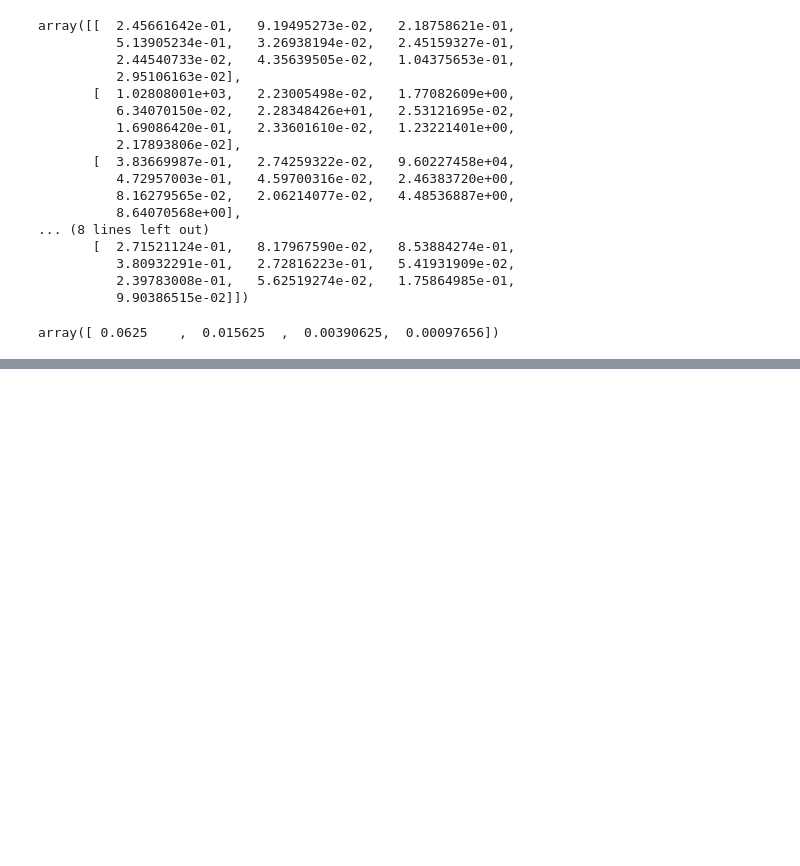
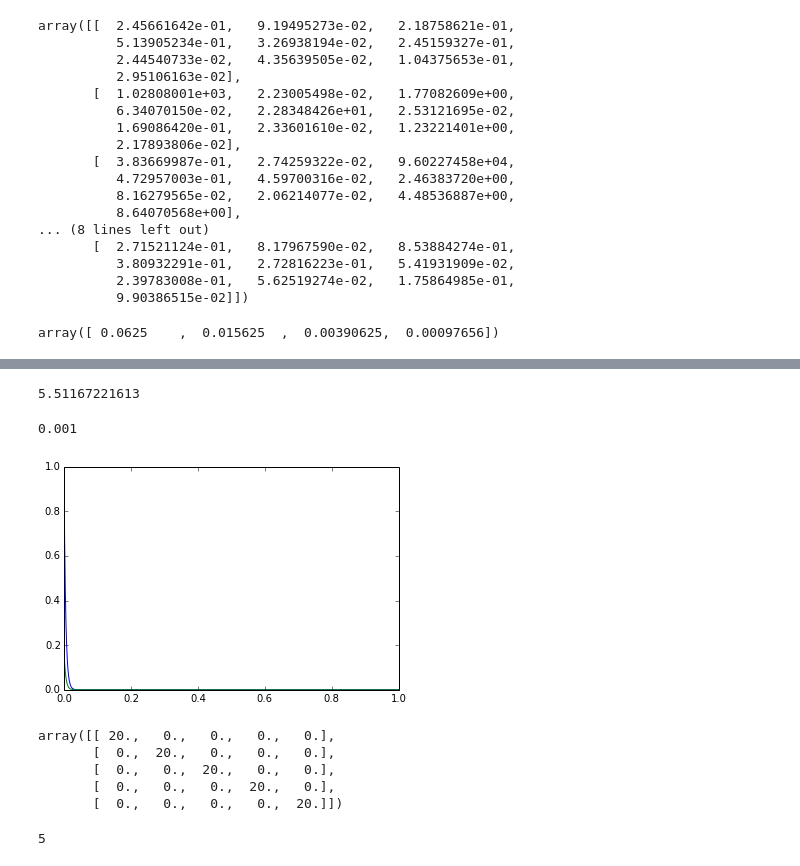
Before and after one commit to celiasmith/syde556, a Jupyter notebook: Untitled.ipynb, the cells around one changed output, grey strips where cells are left out. Cells and saved outputs as stored; diff of their text form; code cells hidden in the pictures; blank space fills up the shorter version.

```diff
--- a/Untitled.ipynb
+++ b/Untitled.ipynb
@@ -125,0 +144,31 @@ array([ 0.0625    ,  0.015625  ,  0.00390625,  0.00097656])
+# %%
+t = linspace(0,1,1000)
+tau=0.005
+dt = .001
+h = np.exp(-t/tau)
+plot(t,h)
+
+print np.sum(h)
+
+r = h/(np.sum(h))
+plot(t,r)
+np.sum(r)*dt
+# %% [output]
+5.51167221613
+0.001
+[figure, added]
+# %%
+sigma = 20
+gamma = np.random.rand(5,5)
+np.random.normal(scale=sigma, size=gamma.shape)*np.eye(np.size(gamma,0))
+np.eye(np.size(gamma,0))*sigma
+# %% [output]
+array([[ 20.,   0.,   0.,   0.,   0.],
+       [  0.,  20.,   0.,   0.,   0.],
+       [  0.,   0.,  20.,   0.,   0.],
+       [  0.,   0.,   0.,  20.,   0.],
+       [  0.,   0.,   0.,   0.,  20.]])
+# %%
+np.size(gamma,0)
+# %% [output]
+5
```
Also changed, not shown: parts of 1 cell of this notebook, 15 other files.
